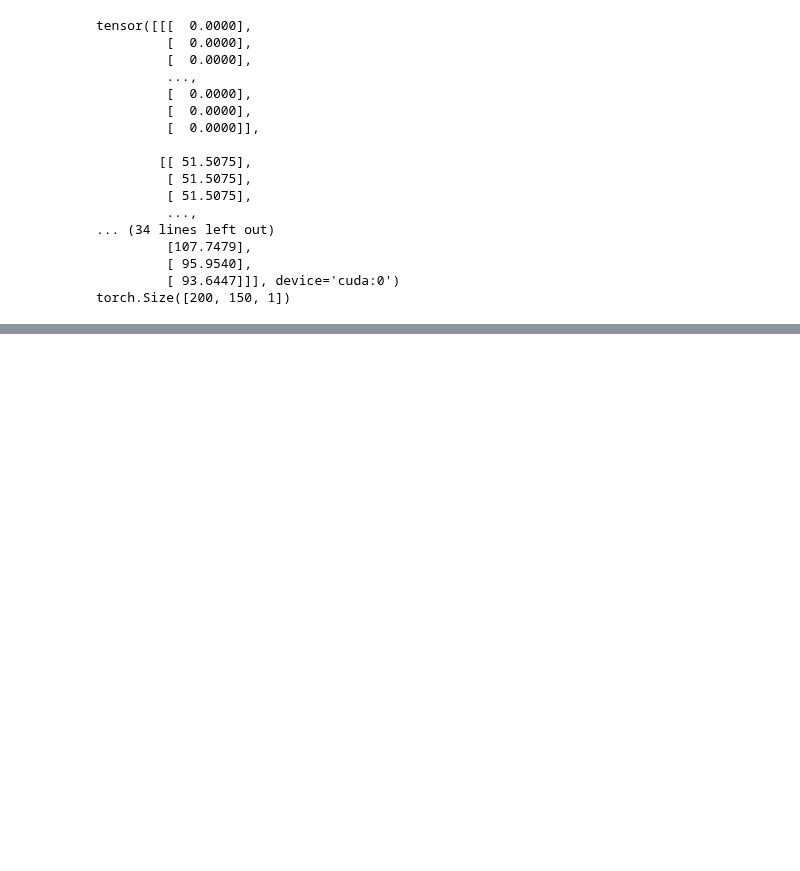
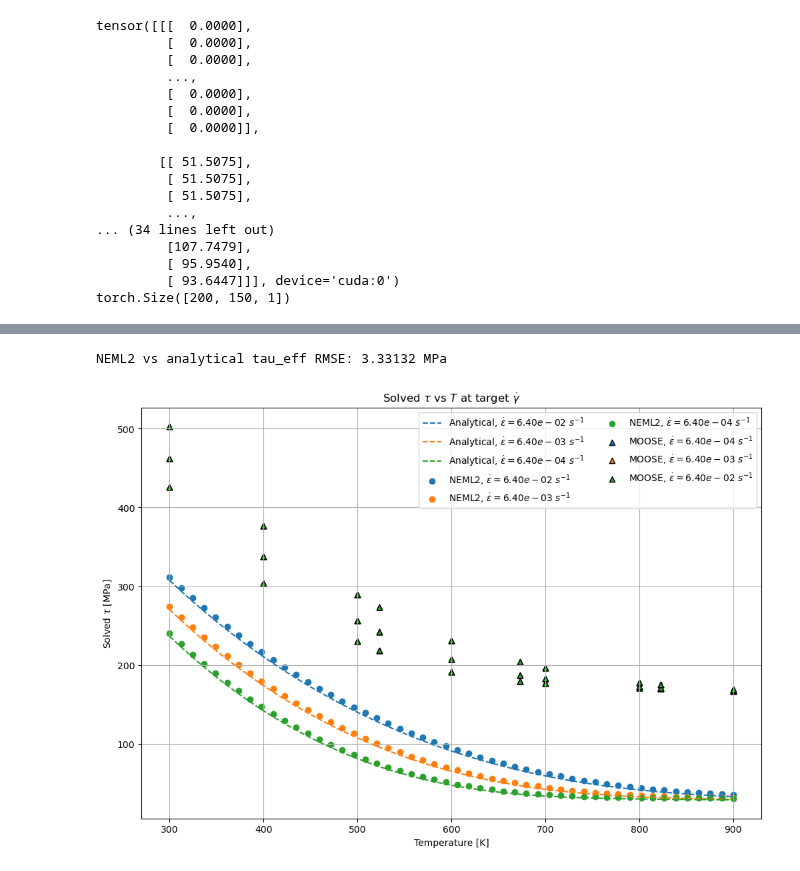
Before and after one commit to ColinMG2/neml2, a Jupyter notebook: cmg_projects/tungsten_deterministic.ipynb, the cells around one changed output, grey strips where cells are left out. Cells and saved outputs as stored; diff of their text form; code cells hidden in the pictures; blank space fills up the shorter version.

```diff
--- a/cmg_projects/tungsten_deterministic.ipynb
+++ b/cmg_projects/tungsten_deterministic.ipynb
@@ -398,14 +399,12 @@ T_sweep = np.linspace(300.0, 900.0, 50)
 flow_stress_final = flow_stress[-10:, ...].mean(dim=0)
 batch_temps = conditions[:, 0]
 batch_rates = conditions[:, 1]
-m = buffers["v_disl.m"].item()
+m = nmodel_inner.get_buffer("v_disl.m").data.item()
 tau_eff = m * flow_stress_final
 
 batch_temperature_np = batch_temps.detach().cpu().numpy().reshape(-1)
 batch_rate_np = batch_rates.detach().cpu().numpy().reshape(-1)
 neml2_tau_eff_np = tau_eff.detach().cpu().numpy().reshape(-1)
-
-# ATW dataset
 
 fig, ax = plt.subplots(figsize=(12, 8))
 for i, target_rate in enumerate(erate):
@@ -416,34 +415,58 @@ for i, target_rate in enumerate(erate):
         tau_solutions,
         "--",
         color=f"C{i}",
-        label=rf"Analytical, $\dot{{\epsilon}}={target_rate:.2e}$ 1/s",
+        label=rf"Analytical, $\dot{{\epsilon}}={target_rate:.2e}$ $s^{{-1}}$",
     )
 
-    # Plot only NEML2 points belonging to this prescribed strain rate.
+for i, target_rate in enumerate(erate):
     rate_mask = np.isclose(batch_rate_np, target_rate, rtol=1e-6, atol=1e-12)
     ax.scatter(
         batch_temperature_np[rate_mask],
         neml2_tau_eff_np[rate_mask],
         color=f"C{i}",
         marker="o",
-        label=rf"NEML2, $\dot{{\epsilon}}={target_rate:.2e}$ 1/s",
+        label=rf"NEML2, $\dot{{\epsilon}}={target_rate:.2e}$ $s^{{-1}}$",
+    )
+
+# MOOSE model output
+MOOSE_tau_eff_list = []
+MOOSE_temps_list = []
+for T in temps:
+    for r in rates:
+        c = by_both[(T, r)].sort_values("strain_yy")
+        MOOSE_flow_stress = c["stress_yy"].iloc[-1]
+        MOOSE_tau_eff = m_exp * MOOSE_flow_stress
+        MOOSE_tau_eff_list.append(MOOSE_tau_eff)
+        MOOSE_temps_list.append(T)
+
+for i, r in enumerate(rates):
+    ax.scatter(
+        MOOSE_temps_list,
+        MOOSE_tau_eff_list,
+        color=f"C{i}",
+        marker="^",
+        edgecolors="k",
+        label=rf"MOOSE, $\dot{{\epsilon}}={r:.2e}$ $s^{{-1}}$",
     )
 
 # Evaluate the analytical solution at the exact NEML2 temperatures for a numerical comparison.
 analytical_tau_at_neml2 = np.array(
     [
         solve_tau_for_g_dot(rate / m, temperature_value)
         for rate, temperature_value in zip(batch_rate_np, batch_temperature_np)
     ]
 )
 valid = np.isfinite(analytical_tau_at_neml2) & np.isfinite(neml2_tau_eff_np)
 if np.any(valid):
     rmse = np.sqrt(np.mean((analytical_tau_at_neml2[valid] - neml2_tau_eff_np[valid]) ** 2))
     print(f"NEML2 vs analytical tau_eff RMSE: {rmse:.6g} MPa")
 
 ax.set_xlabel("Temperature [K]")
 ax.set_ylabel(r"Solved $\tau$ [MPa]")
 ax.set_title(r"Solved $\tau$ vs $T$ at target $\dot{\gamma}$")
 ax.grid(True)
-ax.legend()
+ax.legend(ncol=2)
 plt.show()
+# %% [output]
+NEML2 vs analytical tau_eff RMSE: 3.33132 MPa
+[figure, added]
```
Also changed, not shown: parts of 3 cells of this notebook, 30 other files.
